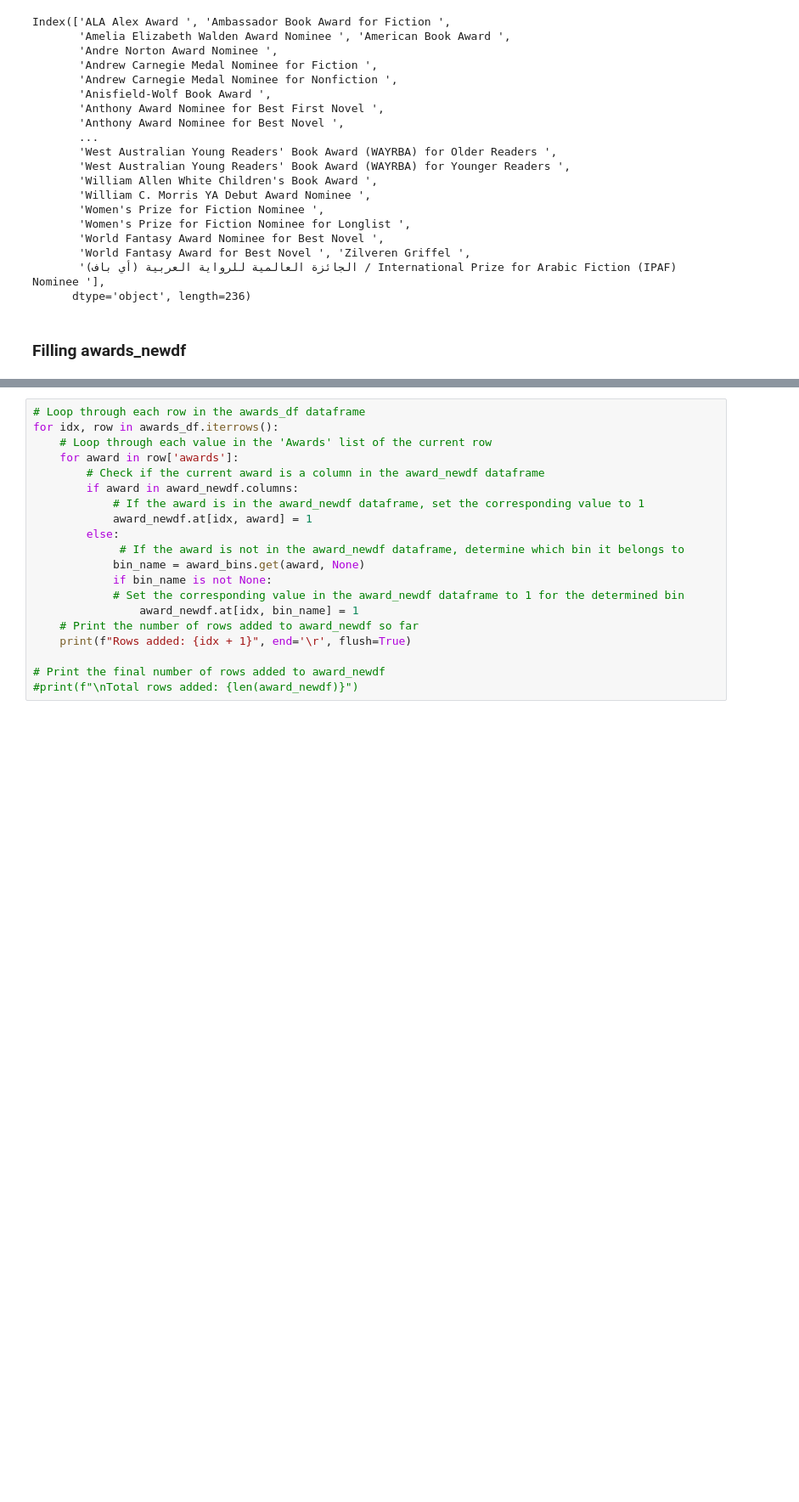
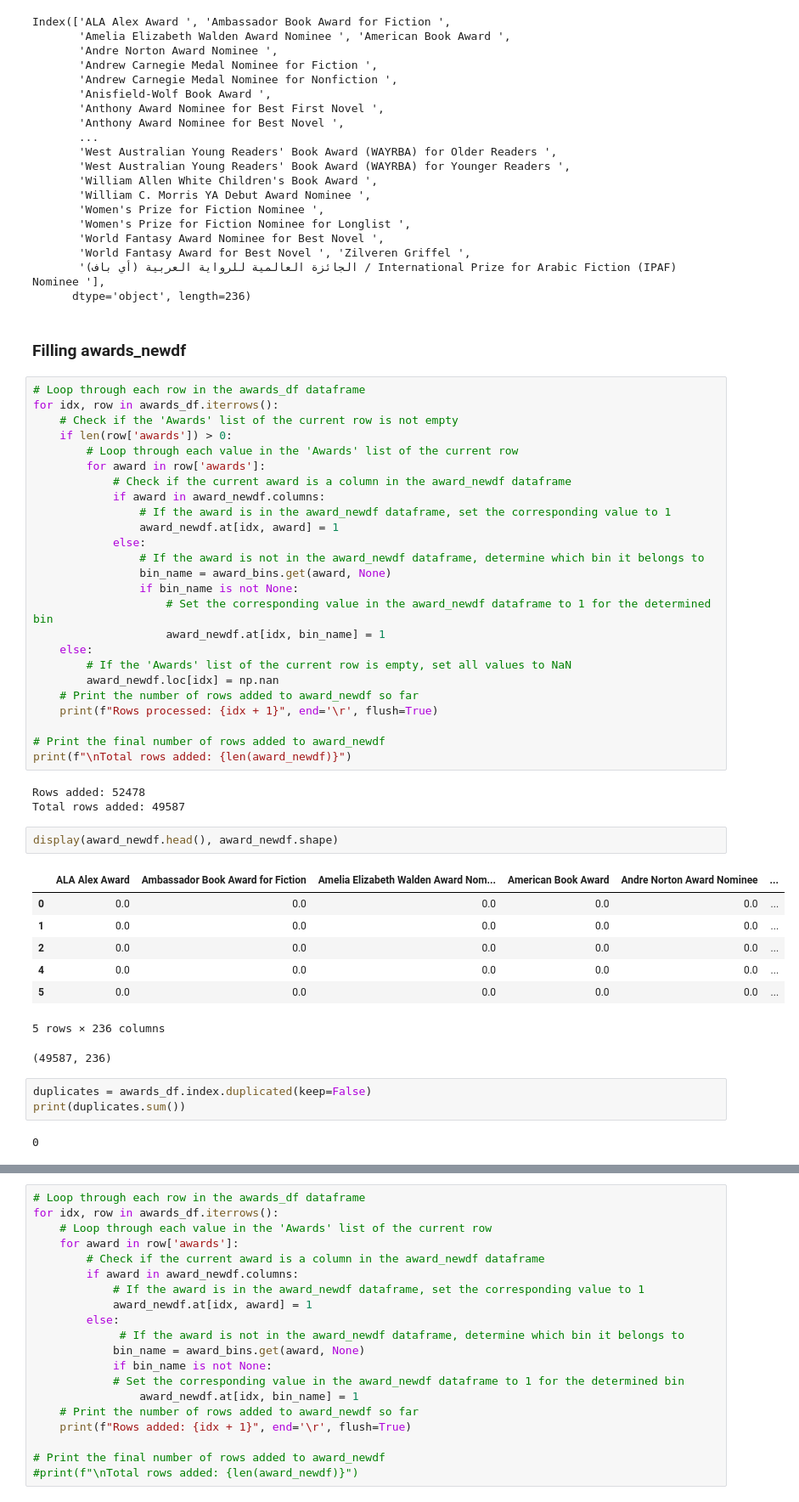
Before and after one commit to alleida23/Final_Project, a Jupyter notebook: 0. Drafts/goodreads_awards_NEWDF.ipynb, the cells around one changed output, grey strips where cells are left out. Shown: that part at 85% size. Cells and saved outputs as stored; diff of their text form; blank space fills up the shorter version.

```diff
--- a/0. Drafts/goodreads_awards_NEWDF.ipynb
+++ b/0. Drafts/goodreads_awards_NEWDF.ipynb
@@ -266,3 +239,47 @@ Index(['ALA Alex Award ', 'Ambassador Book Award for Fiction ',
       dtype='object', length=236)
 # %% [markdown]
 ### Filling awards_newdf
+# %%
+# Loop through each row in the awards_df dataframe
+for idx, row in awards_df.iterrows():
+    # Check if the 'Awards' list of the current row is not empty
+    if len(row['awards']) > 0:
+        # Loop through each value in the 'Awards' list of the current row
+        for award in row['awards']:
+            # Check if the current award is a column in the award_newdf dataframe
+            if award in award_newdf.columns:
+                # If the award is in the award_newdf dataframe, set the corresponding value to 1
+                award_newdf.at[idx, award] = 1
+            else:
+                # If the award is not in the award_newdf dataframe, determine which bin it belongs to
+                bin_name = award_bins.get(award, None)
+                if bin_name is not None:
+                    # Set the corresponding value in the award_newdf dataframe to 1 for the determined bin
+                    award_newdf.at[idx, bin_name] = 1
+    else:
+        # If the 'Awards' list of the current row is empty, set all values to NaN
+        award_newdf.loc[idx] = np.nan
+    # Print the number of rows added to award_newdf so far
+    print(f"Rows processed: {idx + 1}", end='\r', flush=True)
+
+# Print the final number of rows added to award_newdf
+print(f"\nTotal rows added: {len(award_newdf)}")
+# %% [output]
+Rows added: 52478
+Total rows added: 49587
+# %%
+display(award_newdf.head(), award_newdf.shape)
+# %% [output]
+|  | ALA Alex Award | Ambassador Book Award for Fiction | Amelia Elizabeth Walden Award Nom... | American Book Award | Andre Norton Award Nominee | ... |
+| 0 | 0.0 | 0.0 | 0.0 | 0.0 | 0.0 | ... |
+| 1 | 0.0 | 0.0 | 0.0 | 0.0 | 0.0 | ... |
+| 2 | 0.0 | 0.0 | 0.0 | 0.0 | 0.0 | ... |
+| 4 | 0.0 | 0.0 | 0.0 | 0.0 | 0.0 | ... |
+| 5 | 0.0 | 0.0 | 0.0 | 0.0 | 0.0 | ... |
+5 rows × 236 columns
+(49587, 236)
+# %%
+duplicates = awards_df.index.duplicated(keep=False)
+print(duplicates.sum())
+# %% [output]
+0
```
Also changed, not shown: parts of 9 cells of this notebook.
